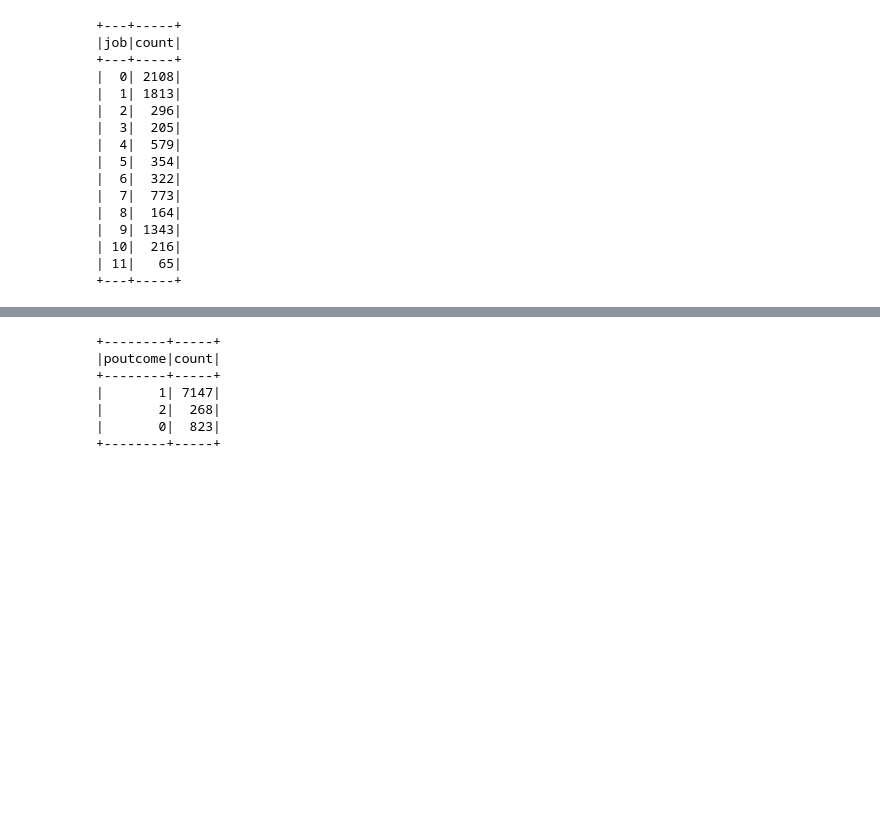
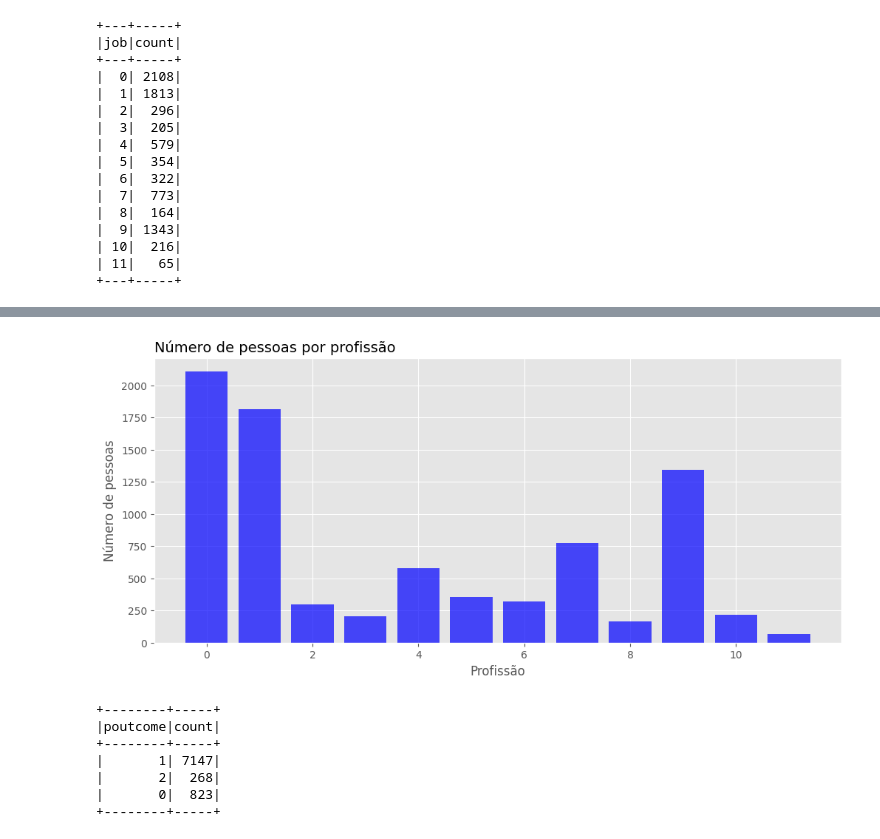
Before and after one commit to Michel-Maia/Aula-Python-eventos, a Jupyter notebook: Semana_de_Engenharia_de_Dados_+_ML_|_PySpark.ipynb, the cells around one changed output, grey strips where cells are left out. Cells and saved outputs as stored; diff of their text form; code cells hidden in the pictures; blank space fills up the shorter version.

```diff
--- a/Semana_de_Engenharia_de_Dados_+_ML_|_PySpark.ipynb
+++ b/Semana_de_Engenharia_de_Dados_+_ML_|_PySpark.ipynb
@@ -77,6 +90,9 @@ Baixar a base de dados: https://drive.google.com/file/d/1Ga-g7niXzdGoEyBoHN9dgWn
 # que é a principal interface de programação para executar tarefas de processamento de dados e modelagem no PySpark.
 
 # Create a SparkSession
+spark = SparkSession.builder.appName('Projeto_Bancario').getOrCreate()
+
+spark
 # %% [output]
 <pyspark.sql.session.SparkSession at 0x...>
 # %% [markdown]
@@ -104,3 +118,6 @@ Baixar a base de dados: https://drive.google.com/file/d/1Ga-g7niXzdGoEyBoHN9dgWn
+# %%
+# Carregar os dados
+Base_Dados = spark.read.csv('data.csv', header=True, inferSchema=True)
 # %% [markdown]
 **Estudo**
 <br>
@@ -192,4 +242,7 @@ only showing top 7 rows
  ('poutcome', 'int')]
 # %%
 # Retornar eliminado as linhas vazias/nulas
+Base_Dados = Base_Dados.na.drop()
+
+shape( Base_Dados )
 # %% [output]
@@ -232,2 +283,16 @@ only showing top 7 rows
+# %%
+# Executa a análise e converte o resultado para um pandas DataFrame
+Analise = Base_Dados.groupBy('job').count().sort('job').toPandas()
+
+# Cria um gráfico de barras com os resultados
+plt.figure( figsize=(12, 5) )
+plt.style.use('ggplot')
+plt.bar( Analise['job'], Analise['count'], color='blue', alpha=0.7 )
+#plt.xticks( rotation=90 )
+plt.xlabel('Profissão')
+plt.ylabel('Número de pessoas')
+plt.title('Número de pessoas por profissão', loc='left', fontsize=14);
+# %% [output]
+[figure, added]
 # %%
 # Análise da Classe
```
Also changed, not shown: parts of 31 cells of this notebook.
